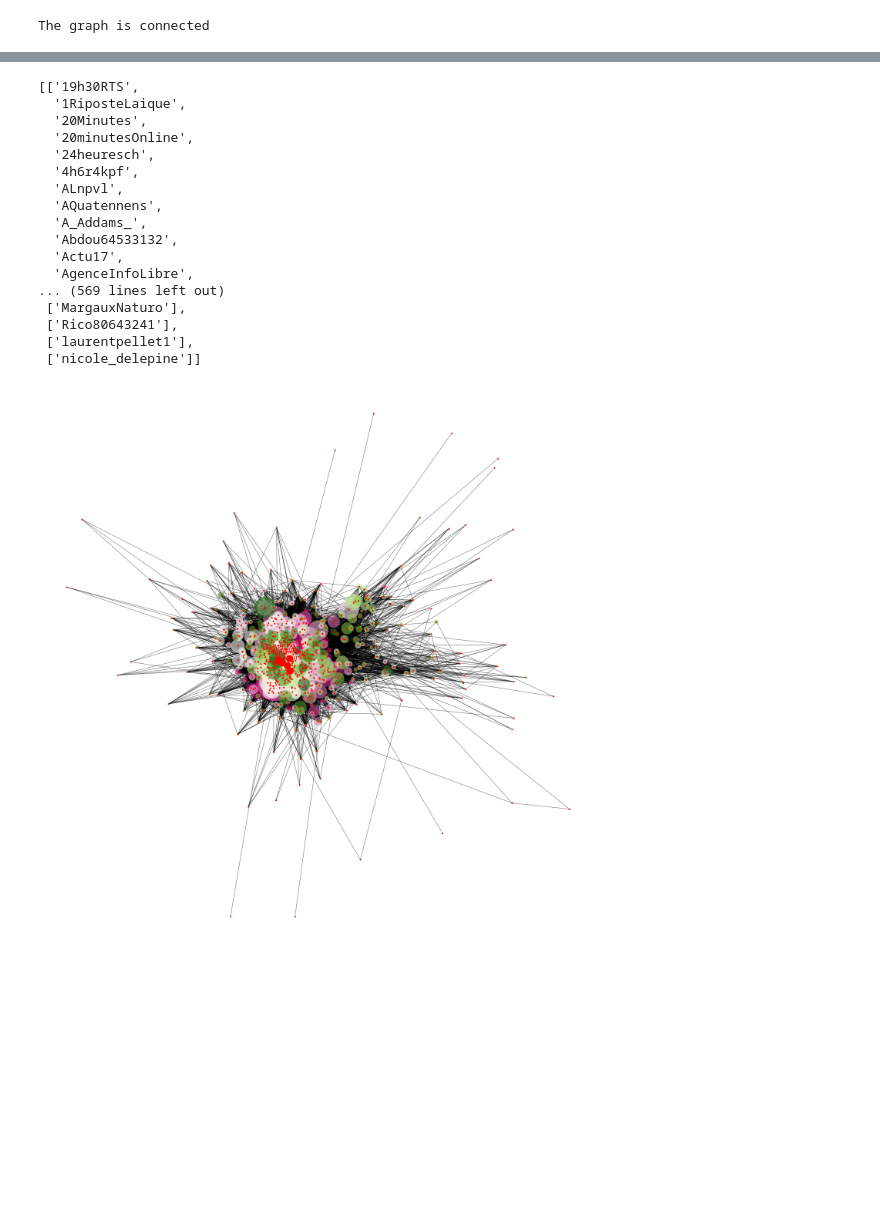
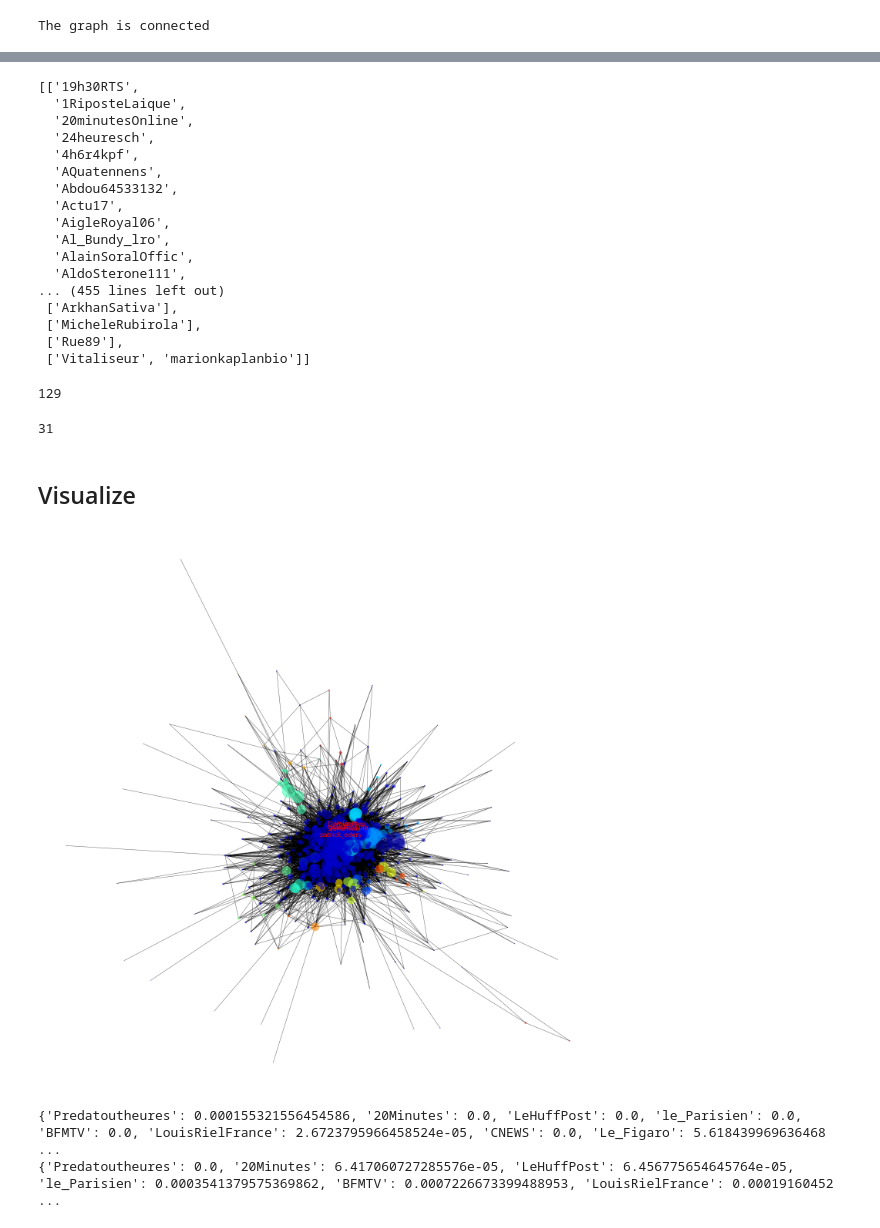
Before and after one commit to JRappaz/Panorama, a Jupyter notebook: notebooks/Interaction Network.ipynb, the cells around one changed output, grey strips where cells are left out. Drawn from its saved outputs; the diff is of its cells as text; code cells hidden in the pictures; blank space fills up the shorter version.

Commit message:
update graph with communities

```diff
--- a/notebooks/Interaction Network.ipynb
+++ b/notebooks/Interaction Network.ipynb
@@ -211,7 +254,7 @@ central_nodes =  list(list(zip(*max_de))[0])#['tprincedelamour']
 # %%
 pos = nx.spring_layout(largest_subgraph)
 # %%
-nodes_weights = list(list(zip(*list(graph.nodes.data('weight'))))[1])
+nodes_weights = list(list(zip(*list(largest_subgraph.nodes.data('weight'))))[1])
 # %%
 seed_users = list(filter(lambda node: node in list(largest_subgraph.nodes()), seed_users))
 important_users = list(filter(lambda node: node in list(largest_subgraph.nodes()) and node not in seed_users, important_users))
@@ -222,54 +267,98 @@ from networkx.algorithms import community
 
 numberOfClusters = 5
 
-communities_generator = community.girvan_newman(graph)
+communities_generator = community.girvan_newman(largest_subgraph)
 for i in range(numberOfClusters - 1):
     next_level_communities = next(communities_generator)
 communities = sorted(map(sorted, next_level_communities))
-communities
+len(communities)
 # %% [output]
 [['19h30RTS',
   '1RiposteLaique',
-  '20Minutes',
   '20minutesOnline',
   '24heuresch',
   '4h6r4kpf',
-  'ALnpvl',
   'AQuatennens',
-  'A_Addams_',
   'Abdou64533132',
   'Actu17',
-  'AgenceInfoLibre',
-... (569 lines left out)
- ['MargauxNaturo'],
- ['Rico80643241'],
- ['laurentpellet1'],
- ['nicole_delepine']]
+  'AigleRoyal06',
+  'Al_Bundy_lro',
+  'AlainSoralOffic',
+  'AldoSterone111',
+... (455 lines left out)
+ ['ArkhanSativa'],
+ ['MicheleRubirola'],
+ ['Rue89'],
+ ['Vitaliseur', 'marionkaplanbio']]
+# %%
+from networkx.algorithms.community import greedy_modularity_communities
+communities = greedy_modularity_communities(graph, weight='weight')
+len(communities)
+# %% [output]
+129
+# %%
+from networkx.algorithms.community import asyn_lpa_communities
+communities = list(asyn_lpa_communities(graph, weight='weight'))
+len(communities)
+# %% [output]
+31
+# %%
+# Add community number to node
+for node in largest_subgraph.nodes():
+    largest_subgraph.nodes[node]['group'] = next(i for i,v in enumerate(communities) if node in v)
+# %% [markdown]
+## Visualize
 # %%
+import matplotlib
 plt.figure(figsize = (20,20))
 
-nx.draw(largest_subgraph, font_weight='bold', pos=pos, node_color=range(number_of_nodes), cmap=plt.cm.PiYG, edge_color="black", linewidths=0.3, node_size=nodes_weights, alpha=0.6, with_labels=False)
+groups = range(len(communities))
+nodes = largest_subgraph.nodes()
+colors = [next(i for i,v in enumerate(communities) if n in v) for n in nodes]
+
+nx.draw(largest_subgraph, font_weight='bold', pos=pos, node_color=colors, cmap=plt.cm.jet, edge_color="black", linewidths=0.3, node_size=nodes_weights, alpha=0.6, with_labels=False)
+#nx.draw_networkx_nodes(largest_subgraph, pos=pos, nodelist=central_nodes, node_size=300, node_color=colors_central_nodes, with_labels=True)
+'''
+nodes_colors = matplotlib.cm.ScalarMappable(
+      norm = matplotlib.colors.Normalize(0, len(communities)),
+      cmap = plt.cm.PiYG)
+for i, c in enumerate(communities):
+    nodes_weights = list(list(zip(*list(graph.nodes.data('weight'))))[1])
+    nx.draw_networkx_nodes(largest_subgraph,pos,
+                       nodelist=list(c),
+                       node_color=nodes_colors.to_rgba(i),
+                       #cmap=plt.cm.PiYG,
+                       node_size=nodes_weights,
+                       alpha=0.8)
 
 
-nx.draw_networkx_nodes(largest_subgraph, pos=pos, nodelist=central_nodes, node_size=300, node_color=colors_central_nodes, with_labels=True)
 
+nx.draw_networkx_edges(largest_subgraph,pos,alpha=0.5)
+'''
 
 labels = {}
 for node in largest_subgraph.nodes():
     if node in central_nodes:
         labels[node] = node
 pos_higher = {}
 y_off = 0.05
 
 for k, v in pos.items():
     pos_higher[k] = (v[0], v[1]+y_off)
 nx.draw_networkx_labels(largest_subgraph,pos_higher,labels,font_size=16,font_color='r')
 
 
-nx.draw_networkx_nodes(largest_subgraph, pos=pos, nodelist=seed_users, node_size=10, node_color='red', with_labels=True)
-nx.draw_networkx_nodes(largest_subgraph, pos=pos, nodelist=important_users, node_size=10, node_color='blue', with_labels=True)
+#nx.draw_networkx_nodes(largest_subgraph, pos=pos, nodelist=seed_users, node_size=10, node_color='red', with_labels=True)
+#nx.draw_networkx_nodes(largest_subgraph, pos=pos, nodelist=important_users, node_size=10, node_color='blue', with_labels=True)
 
-plt.savefig('graphfinal.png')
+#plt.savefig('graphfinal.png')
 plt.show()
 # %% [output]
-[figure, old version]
+[figure, new version]
+# %%
+h,a=nx.hits(largest_subgraph, max_iter=1000)
+print(h)
+print(a)
+# %% [output]
+{'Predatoutheures': 0.000155321556454586, '20Minutes': 0.0, 'LeHuffPost': 0.0, 'le_Parisien': 0.0, 'BFMTV': 0.0, 'LouisRielFrance': 2.6723795966458524e-05, 'CNEWS': 0.0, 'Le_Figaro': 5.618439969636468 ...
+{'Predatoutheures': 0.0, '20Minutes': 6.417060727285576e-05, 'LeHuffPost': 6.456775654645764e-05, 'le_Parisien': 0.0003541379575369862, 'BFMTV': 0.0007226673399488953, 'LouisRielFrance': 0.00019160452 ...
```
Also changed, not shown: parts of 15 cells of this notebook, 1 other file.
